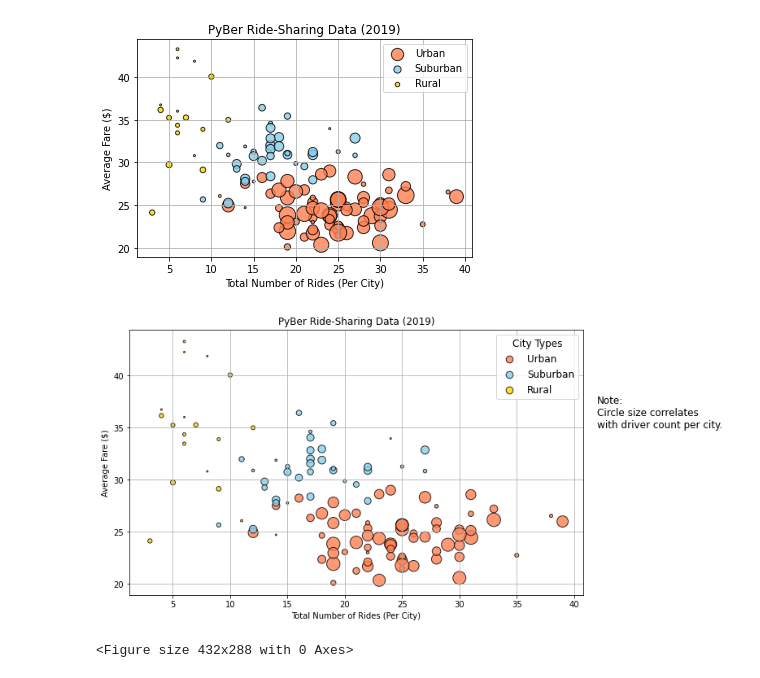
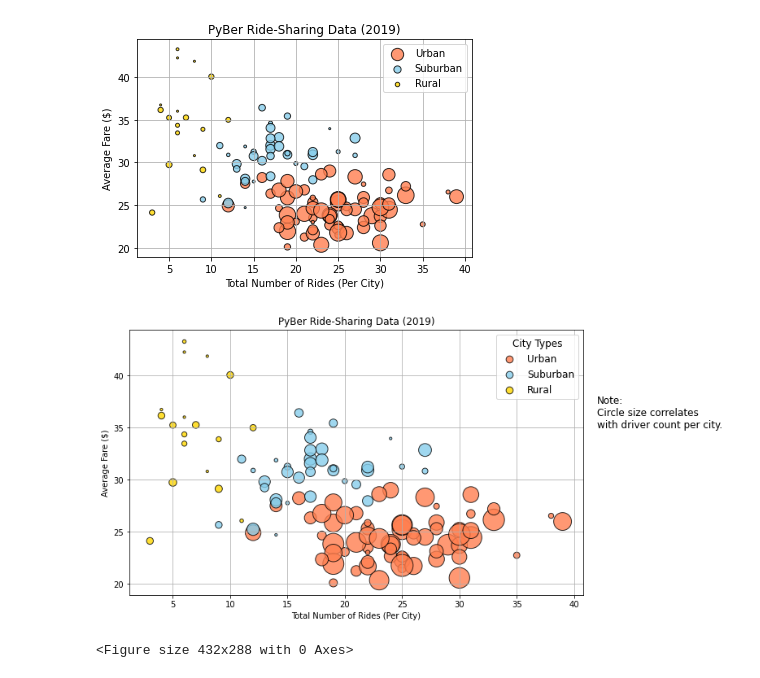
Before and after one commit to alexyang1818/byPer, a Jupyter notebook: PyBer.ipynb, the cells around one changed output. Drawn from its saved outputs; the diff is of its cells as text; code cells hidden in the pictures.

```diff
--- a/PyBer.ipynb
+++ b/PyBer.ipynb
@@ -177,44 +177,44 @@ plt.show()
 fig, ax = plt.subplots(figsize=(10, 6))
 ax.scatter(urban_ride_count,
            urban_avg_fare,
-           s=urban_driver_count*4,
+           s=urban_driver_count*10,
            facecolors='coral',
            edgecolors='black',
            alpha=0.8, label='Urban',
            linewidth=1)
 ax.scatter(suburban_ride_count,
            suburban_avg_fare,
-           s=suburban_driver_count*4,
+           s=suburban_driver_count*10,
            facecolors='skyblue',
            edgecolors='black',
            alpha=0.8,
            label='Suburban',
            linewidth=1)
 ax.scatter(rural_ride_count,
            rural_avg_fare,
-           s=rural_driver_count*4,
+           s=rural_driver_count*10,
            facecolors='gold',
            edgecolors='black',
            alpha=0.8,
            label='Rural',
            linewidth=1)
 ax.set_title('PyBer Ride-Sharing Data (2019)')
 ax.set_xlabel('Total Number of Rides (Per City)')
 ax.set_ylabel('Average Fare ($)')
 ax.grid()
 lgnd = ax.legend(fontsize='12',
                 mode='Expanded',
                 scatterpoints=1,
                 loc='best', # The location setting, loc=, for the legend is where it will fit the "best" based on the plotting of the data points.
                 title='City Types')
 lgnd.legendHandles[0]._sizes = [75]
 lgnd.legendHandles[1]._sizes = [75]
 lgnd.legendHandles[2]._sizes = [75]
 lgnd.get_title().set_fontsize(12)
 # Incorporate a text label about circle size.
 ax.text(42, 35, 'Note:\nCircle size correlates\nwith driver count per city.', fontsize='12')
 plt.show()
 plt.savefig('analysis/Fig1.png')
 # %% [output]
-[figure, old version]
+[figure, new version]
 <Figure size 432x288 with 0 Axes>
```
Also changed, not shown: parts of 17 cells of this notebook, 3 other files.
